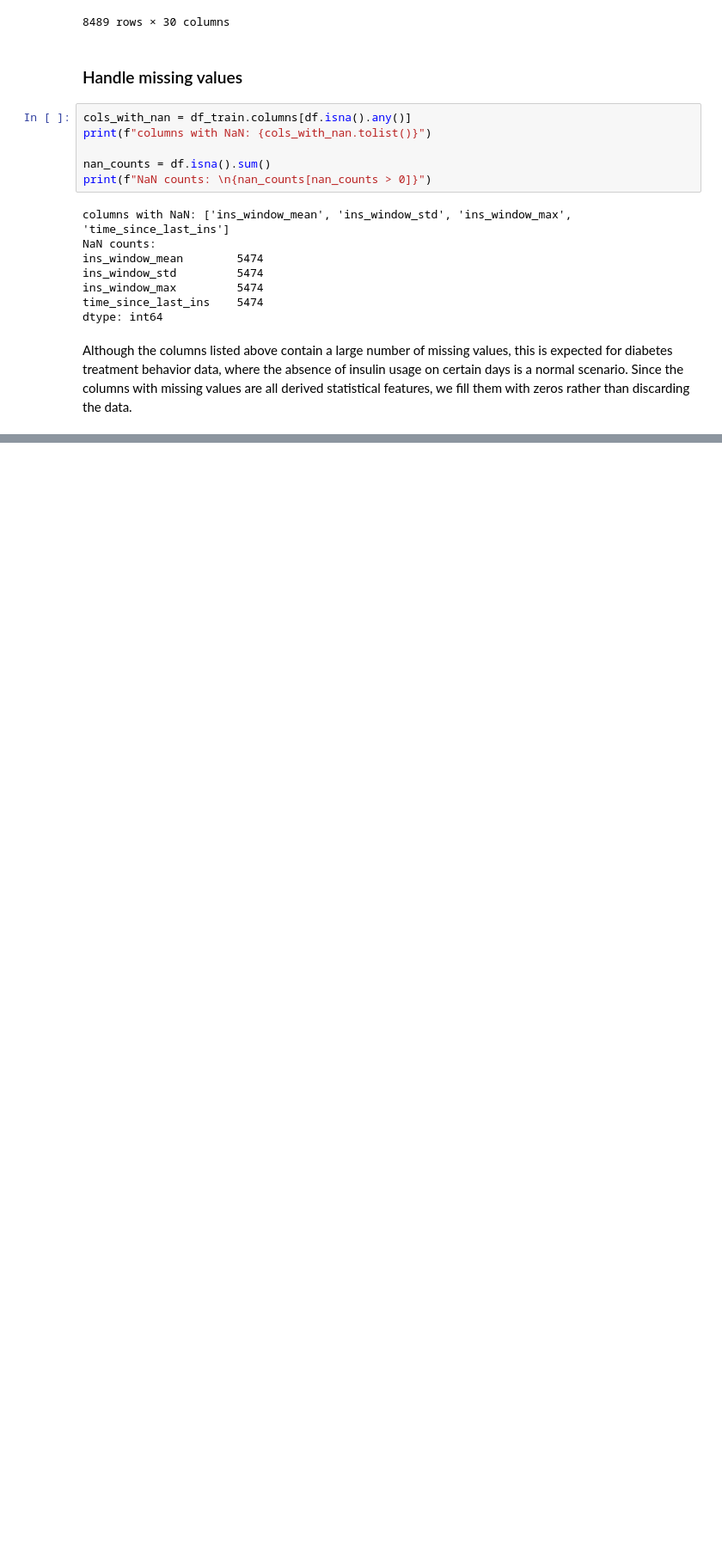
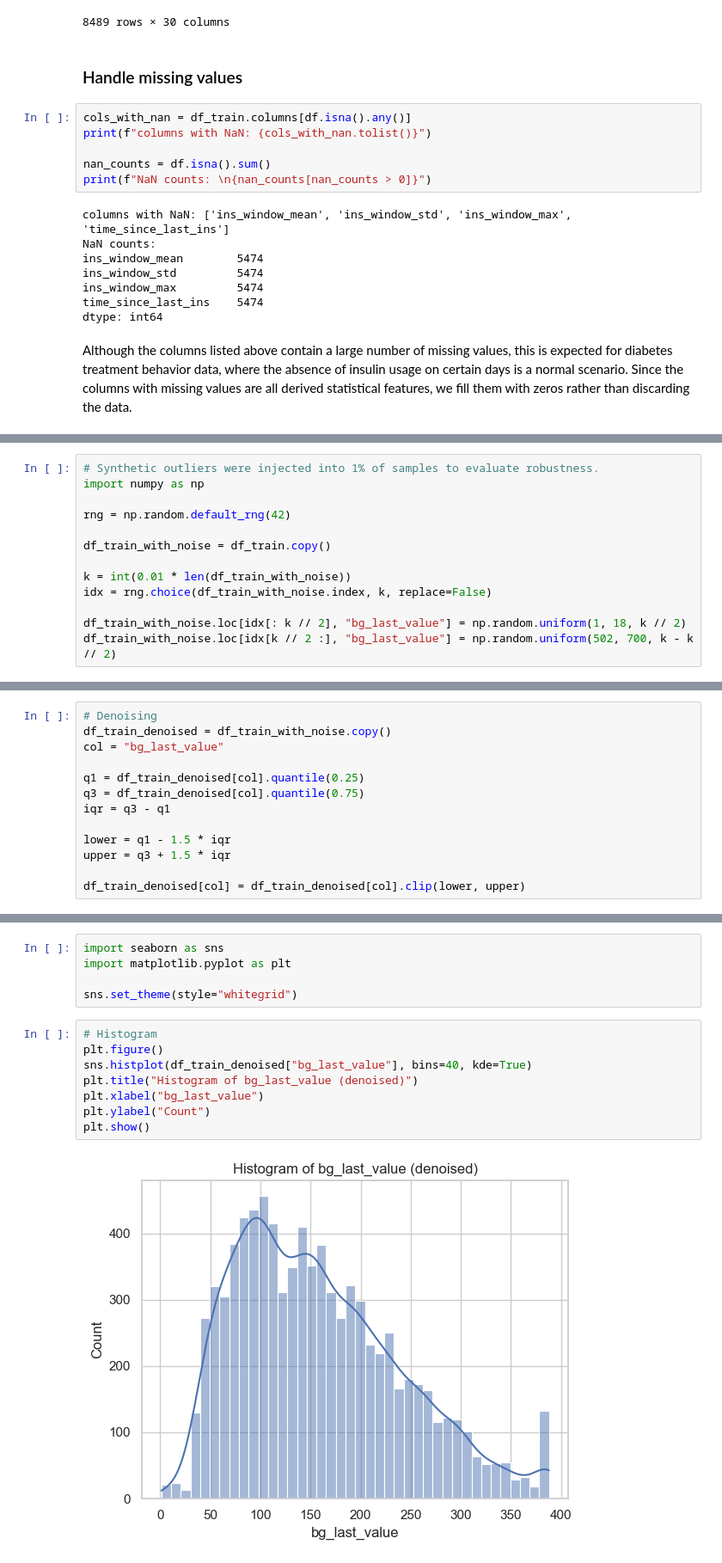
Before and after one commit to SakigamiYang/srh-stat-and-ml-exam, a Jupyter notebook: notebooks/supervised_learning.ipynb, the cells around one changed output, grey strips where cells are left out. Shown at 86% size. Saved outputs shown, nothing was run; the diff lists cells and outputs as text; blank space fills up the shorter version.

```diff
--- a/notebooks/supervised_learning.ipynb
+++ b/notebooks/supervised_learning.ipynb
@@ -104,0 +120,13 @@ Although the columns listed above contain a large number of missing values, this
+# %%
+# Synthetic outliers were injected into 1% of samples to evaluate robustness.
+import numpy as np
+
+rng = np.random.default_rng(42)
+
+df_train_with_noise = df_train.copy()
+
+k = int(0.01 * len(df_train_with_noise))
+idx = rng.choice(df_train_with_noise.index, k, replace=False)
+
+df_train_with_noise.loc[idx[: k // 2], "bg_last_value"] = np.random.uniform(1, 18, k // 2)
+df_train_with_noise.loc[idx[k // 2 :], "bg_last_value"] = np.random.uniform(502, 700, k - k // 2)
@@ -104,0 +137,13 @@ Although the columns listed above contain a large number of missing values, this
+# %%
+# Denoising
+df_train_denoised = df_train_with_noise.copy()
+col = "bg_last_value"
+
+q1 = df_train_denoised[col].quantile(0.25)
+q3 = df_train_denoised[col].quantile(0.75)
+iqr = q3 - q1
+
+lower = q1 - 1.5 * iqr
+upper = q3 + 1.5 * iqr
+
+df_train_denoised[col] = df_train_denoised[col].clip(lower, upper)
@@ -104,0 +205,15 @@ Although the columns listed above contain a large number of missing values, this
+# %%
+import seaborn as sns
+import matplotlib.pyplot as plt
+
+sns.set_theme(style="whitegrid")
+# %%
+# Histogram
+plt.figure()
+sns.histplot(df_train_denoised["bg_last_value"], bins=40, kde=True)
+plt.title("Histogram of bg_last_value (denoised)")
+plt.xlabel("bg_last_value")
+plt.ylabel("Count")
+plt.show()
+# %% [output]
+[figure, added]
```
Also changed, not shown: parts of 22 cells of this notebook, 1 other file.
